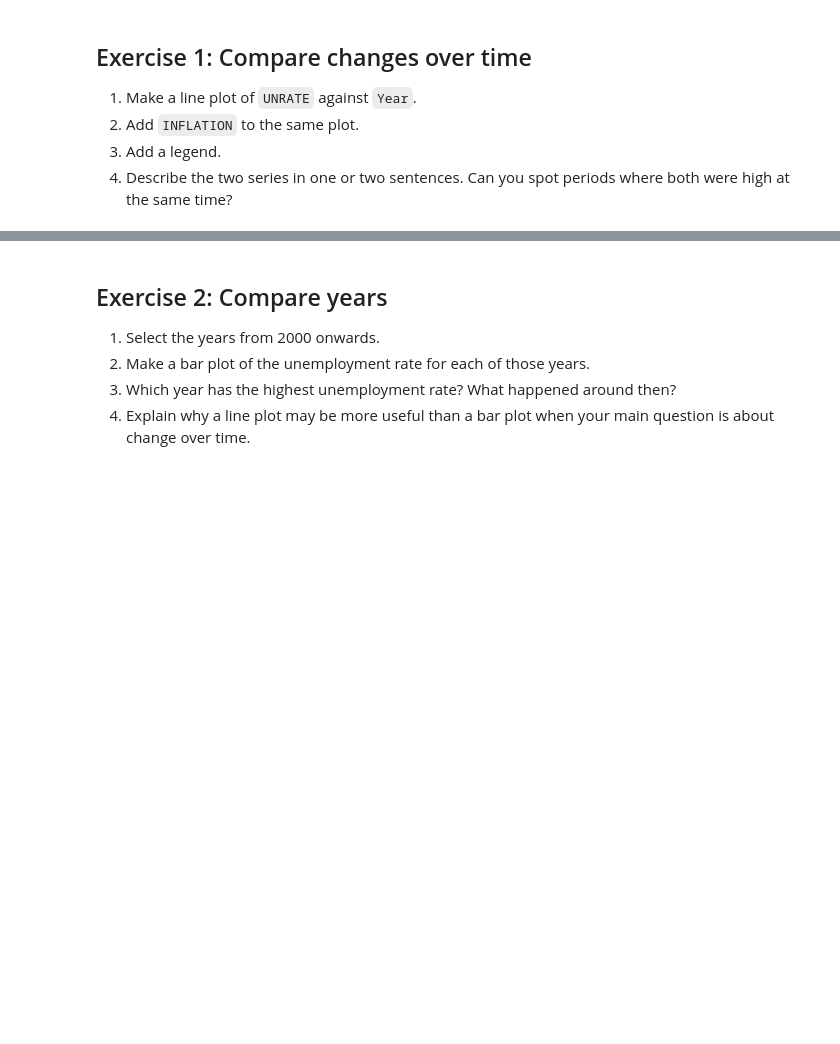
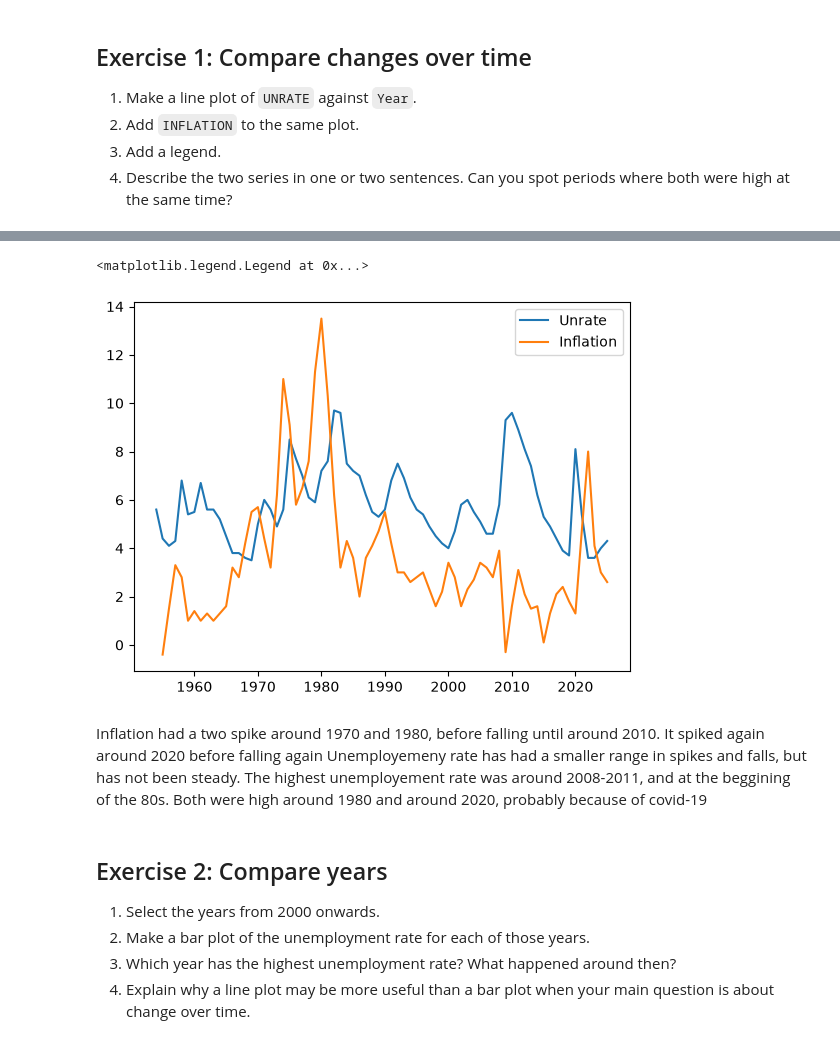
Before and after one commit to falkfrydenlund-creator/TECH2-H26, a Jupyter notebook: workshops/Practice workshops/Week09_plotting.ipynb, the cells around one changed output, grey strips where cells are left out. Saved outputs shown, nothing was run; the diff lists cells and outputs as text; code cells hidden in the pictures; blank space fills up the shorter version.

```diff
--- a/workshops/Practice workshops/Week09_plotting.ipynb
+++ b/workshops/Practice workshops/Week09_plotting.ipynb
@@ -22,3 +32,18 @@ annual = pd.read_csv('../../data/FRED/FRED_annual.csv')
+# %%
+#setting x- and y-values (not necessary, but cleaner)
+xvalues = annual['Year']
+yvalues = annual['UNRATE']
+yvalues2 = annual['INFLATION']
+plt.plot(xvalues, yvalues, label= 'Unrate')
+plt.plot(xvalues, yvalues2, label= 'Inflation')
+plt.legend()
+# %% [output]
+<matplotlib.legend.Legend at 0x...>
+[figure, added]
+# %% [markdown]
+Inflation had a two spike around 1970 and 1980, before falling until around 2010. It spiked again around 2020 before falling again
+Unemployemeny rate has had a smaller range in spikes and falls, but has not been steady. The highest unemployement rate was around 2008-2011, and at the beggining of the 80s.
+Both were high around 1980 and around 2020, probably because of covid-19
 # %% [markdown]
 ## Exercise 2: Compare years
 
```
Also changed, not shown: parts of 6 cells of this notebook, 2 other files.
